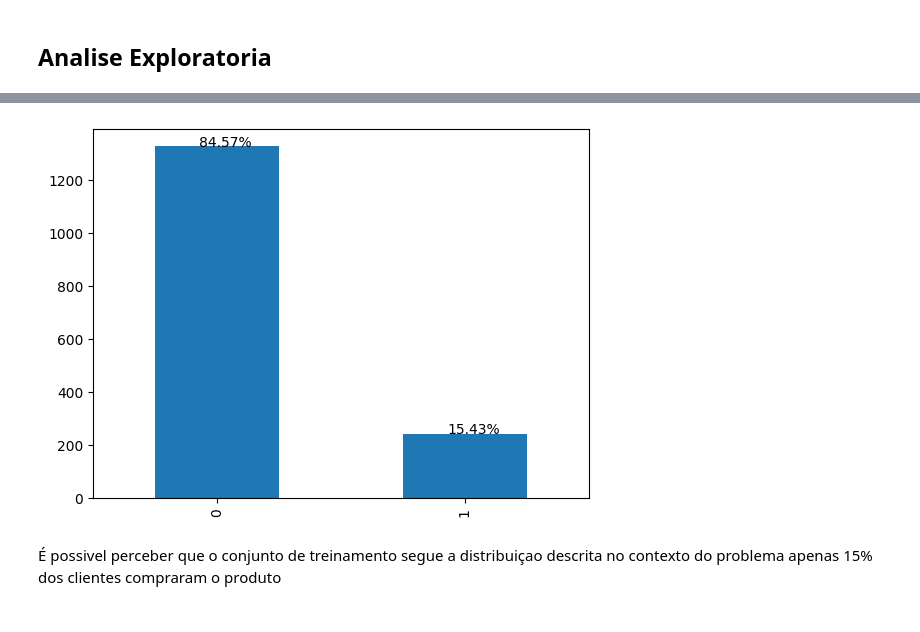
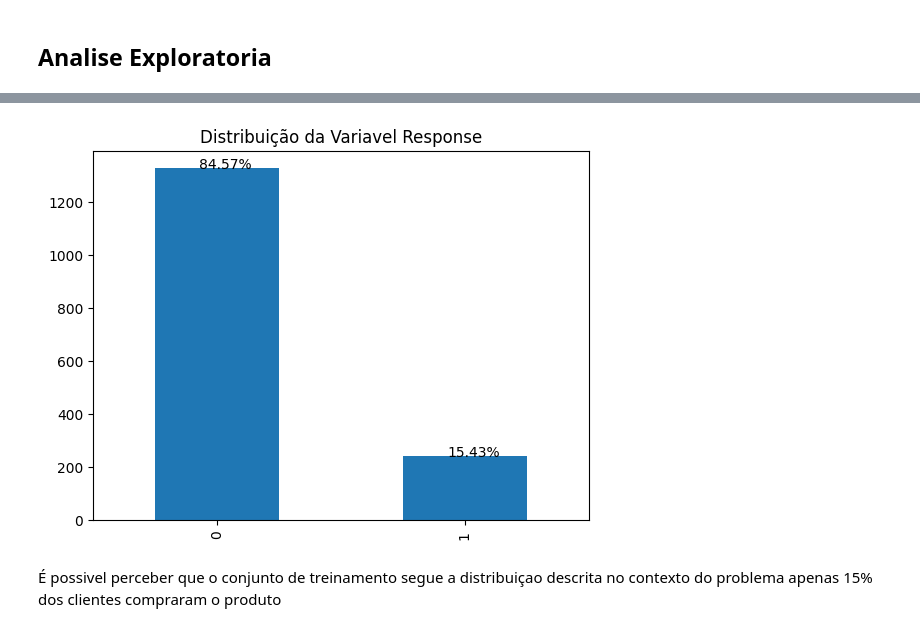
Before and after one commit to DionesGouvea/propensao_compra, a Jupyter notebook: Propensão_Marketing.ipynb, the cells around one changed output, grey strips where cells are left out. Saved outputs shown, nothing was run; the diff lists cells and outputs as text; code cells hidden in the pictures.

```diff
--- a/Propensão_Marketing.ipynb
+++ b/Propensão_Marketing.ipynb
@@ -112,11 +121,12 @@ memory usage: 367.5+ KB
 # %%
 #visualizando a distribuição da variavel target
 ax = df_train.Response.value_counts().plot(kind='bar')
+plt.title('Distribuição da Variavel Response')
 for p in ax.patches: # patches pega as colunas
   #multiplicando o tamanho da coluna por 100 e dividindo pelo tamanho da variavel target
   ax.annotate('{:.2f}%'.format(100*p.get_height()/len(df_train.Response)), (p.get_x()+ 0.18, p.get_height()))
 # %% [output]
-[figure, old version]
+[figure, new version]
 # %% [markdown]
 É possivel perceber que o conjunto de treinamento segue a distribuiçao descrita no contexto do problema apenas 15% dos clientes compraram o produto
 # %%
```
Also changed, not shown: parts of 45 cells of this notebook.
